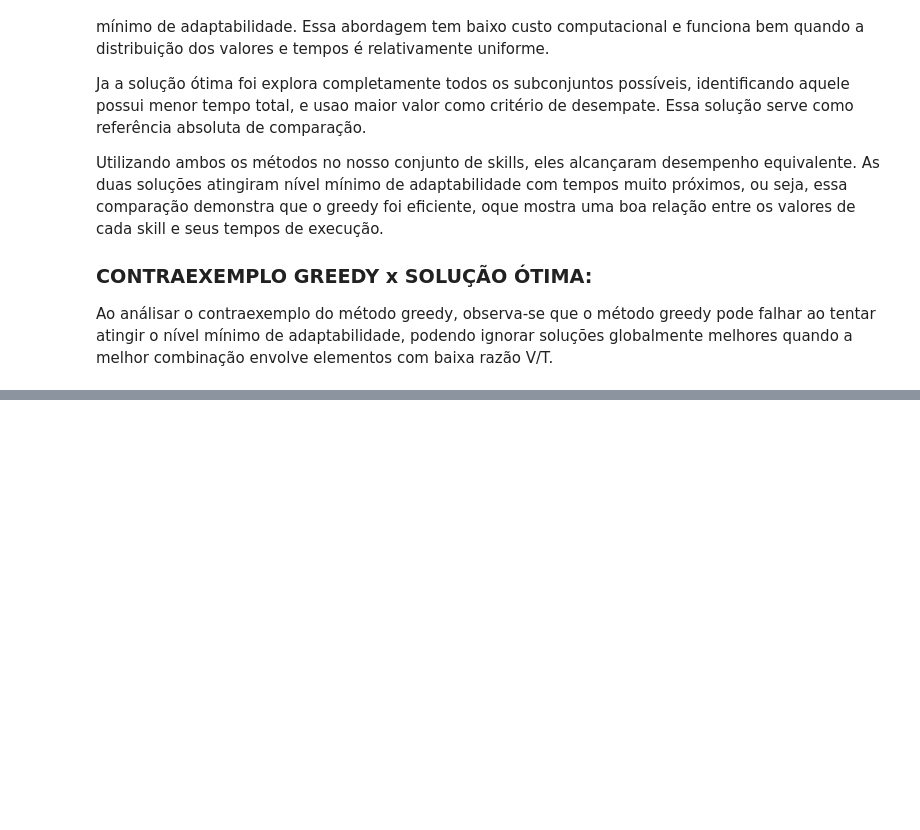
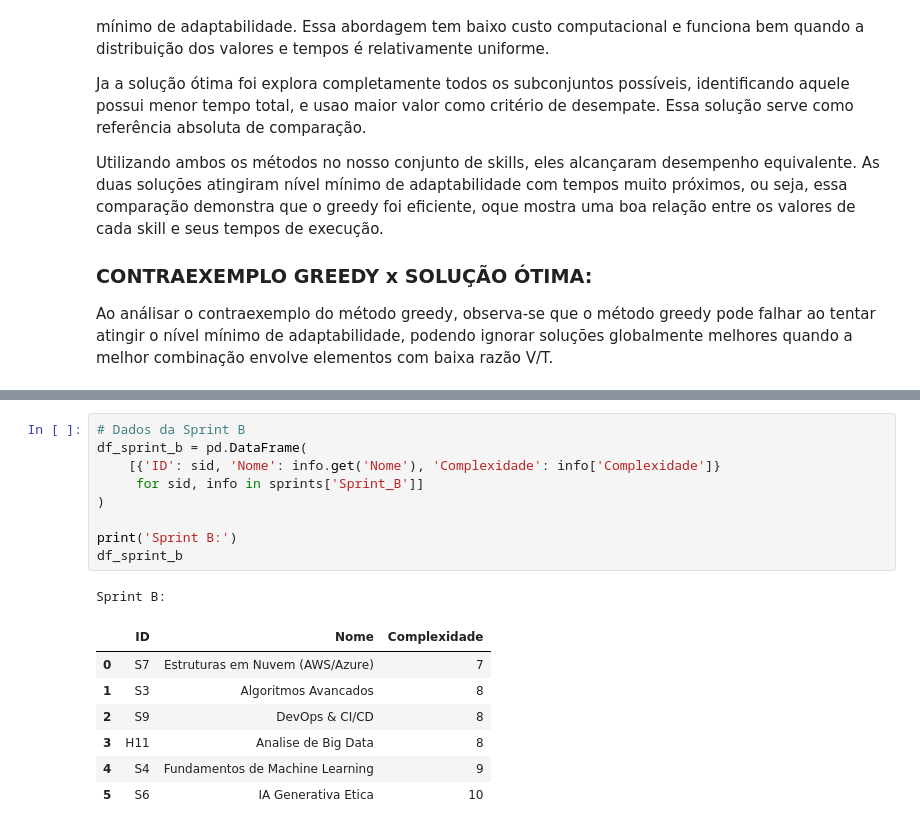
Before and after one commit to yRaffa/GS-2025-2_DynamicProgrramming, a Jupyter notebook: relatorio.ipynb, the cells around one changed output, grey strips where cells are left out. Cells and saved outputs as stored; diff of their text form; blank space fills up the shorter version.

```diff
--- a/relatorio.ipynb
+++ b/relatorio.ipynb
@@ -313,0 +372,18 @@ Ao análisar o contraexemplo do método greedy, observa-se que o método greedy
+# %%
+# Dados da Sprint B
+df_sprint_b = pd.DataFrame(
+    [{'ID': sid, 'Nome': info.get('Nome'), 'Complexidade': info['Complexidade']}
+     for sid, info in sprints['Sprint_B']]
+)
+
+print('Sprint B:')
+df_sprint_b
+# %% [output]
+Sprint B:
+|  | ID | Nome | Complexidade |
+| 0 | S7 | Estruturas em Nuvem (AWS/Azure) | 7 |
+| 1 | S3 | Algoritmos Avancados | 8 |
+| 2 | S9 | DevOps & CI/CD | 8 |
+| 3 | H11 | Analise de Big Data | 8 |
+| 4 | S4 | Fundamentos de Machine Learning | 9 |
+| 5 | S6 | IA Generativa Etica | 10 |
```
Also changed, not shown: parts of 10 cells of this notebook, 5 other files.
